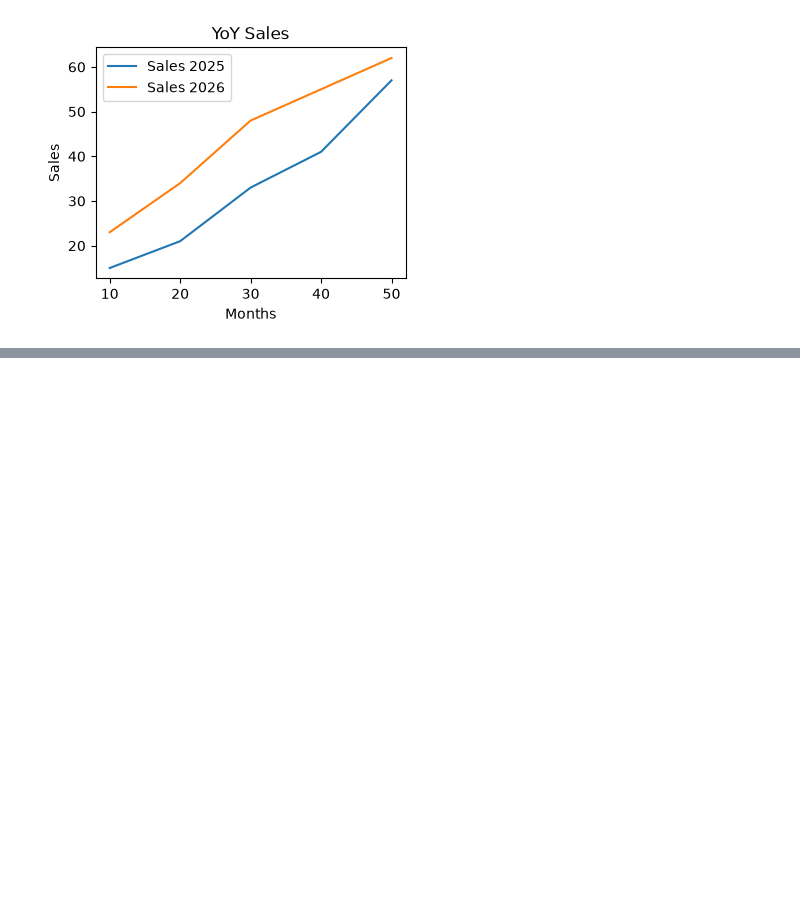
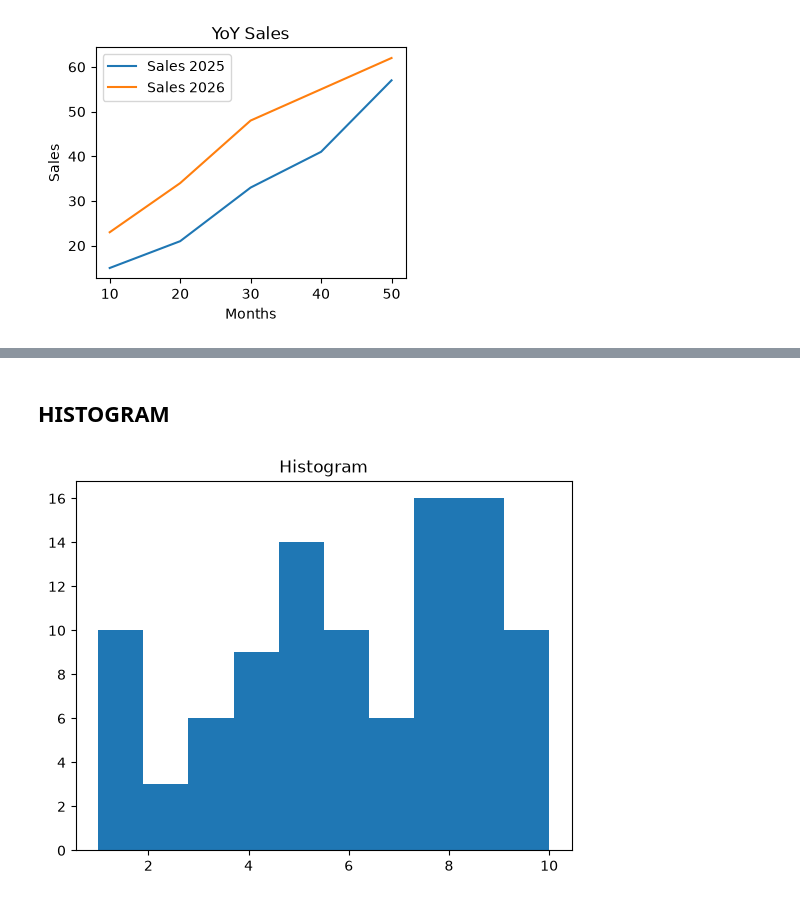
Before and after one commit to suran-02/Python, a Jupyter notebook: matplotlib/day1.ipynb, the cells around one changed output, grey strips where cells are left out. Saved outputs shown, nothing was run; the diff lists cells and outputs as text; code cells hidden in the pictures; blank space fills up the shorter version.

```diff
--- a/matplotlib/day1.ipynb
+++ b/matplotlib/day1.ipynb
@@ -45,0 +56,12 @@ plt.show()
+# %% [markdown]
+## HISTOGRAM
+# %%
+#used for distribution analysis
+
+import random
+data = [random.randint(1,10) for _ in range(100)]
+plt.hist(data,bins=10)
+plt.title("Histogram")
+plt.show()
+# %% [output]
+[figure, added]
```
Also changed, not shown: parts of 5 cells of this notebook.
